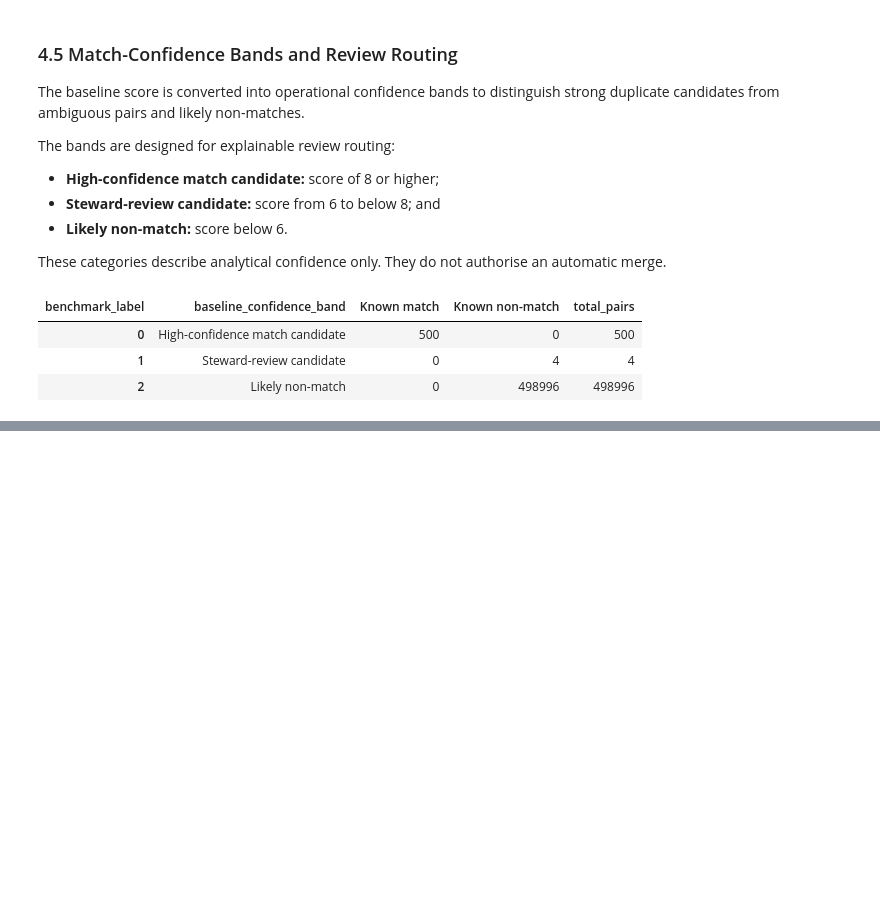
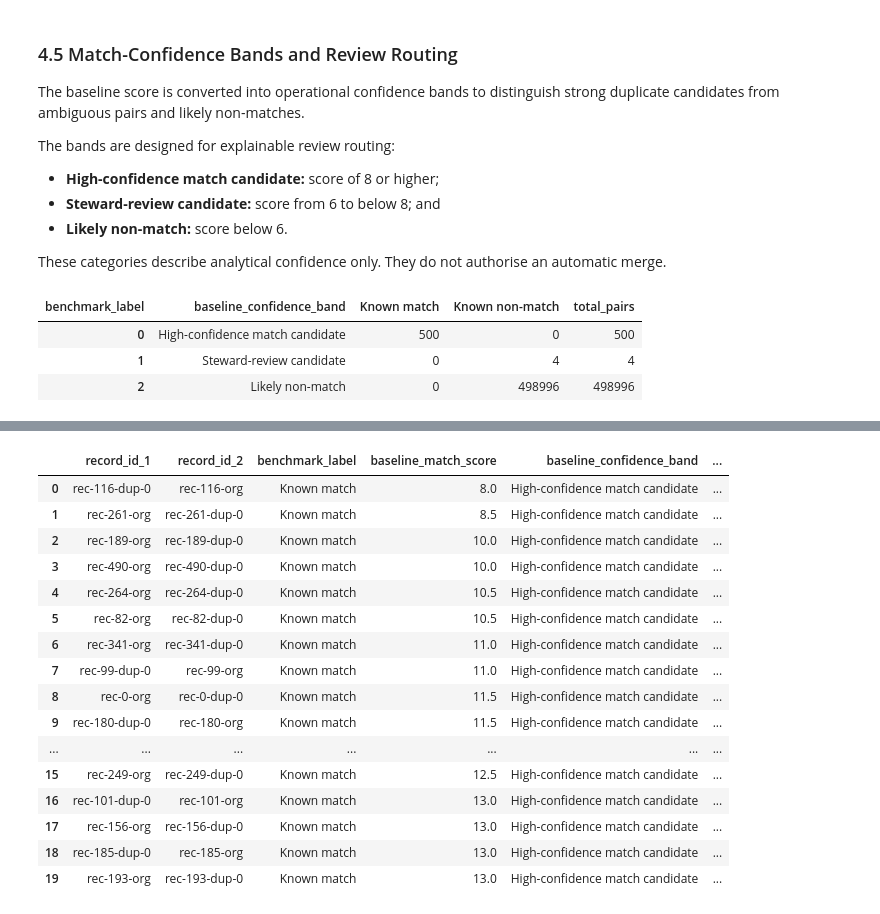
Before and after one commit to WaleBalogunK/Repository-name-entity-resolution-golden-record-lab, a Jupyter notebook: notebooks/01_data_acquisition_and_initial_audit.ipynb, the cells around one changed output, grey strips where cells are left out. Cells and saved outputs as stored; diff of their text form; code cells hidden in the pictures; blank space fills up the shorter version.

```diff
--- a/notebooks/01_data_acquisition_and_initial_audit.ipynb
+++ b/notebooks/01_data_acquisition_and_initial_audit.ipynb
@@ -4877,0 +5076,59 @@ baseline_band_summary
+# %%
+boundary_review_columns = [
+    "record_id_1",
+    "record_id_2",
+    "benchmark_label",
+    "baseline_match_score",
+    "baseline_confidence_band",
+    "identifier_exact",
+    "identifier_similarity",
+    "date_of_birth_exact",
+    "birth_year_exact",
+    "best_name_alignment_similarity",
+    "address_1_similarity",
+    "postcode_exact",
+    "street_number_exact",
+    "suburb_similarity",
+    "state_exact",
+    "swapped_full_name_exact"
+]
+# %%
+lowest_scoring_known_matches = (
+    baseline_features[
+        baseline_features["is_true_match"]
+    ][boundary_review_columns]
+    .sort_values(
+        by=[
+            "baseline_match_score",
+            "record_id_1",
+            "record_id_2"
+        ],
+        ascending=[
+            True,
+            True,
+            True
+        ]
+    )
+    .head(20)
+    .reset_index(drop=True)
+)
+
+lowest_scoring_known_matches
+# %% [output]
+|  | record_id_1 | record_id_2 | benchmark_label | baseline_match_score | baseline_confidence_band | ... |
+| 0 | rec-116-dup-0 | rec-116-org | Known match | 8.0 | High-confidence match candidate | ... |
+| 1 | rec-261-org | rec-261-dup-0 | Known match | 8.5 | High-confidence match candidate | ... |
+| 2 | rec-189-org | rec-189-dup-0 | Known match | 10.0 | High-confidence match candidate | ... |
+| 3 | rec-490-org | rec-490-dup-0 | Known match | 10.0 | High-confidence match candidate | ... |
+| 4 | rec-264-org | rec-264-dup-0 | Known match | 10.5 | High-confidence match candidate | ... |
+| 5 | rec-82-org | rec-82-dup-0 | Known match | 10.5 | High-confidence match candidate | ... |
+| 6 | rec-341-org | rec-341-dup-0 | Known match | 11.0 | High-confidence match candidate | ... |
+| 7 | rec-99-dup-0 | rec-99-org | Known match | 11.0 | High-confidence match candidate | ... |
+| 8 | rec-0-org | rec-0-dup-0 | Known match | 11.5 | High-confidence match candidate | ... |
+| 9 | rec-180-dup-0 | rec-180-org | Known match | 11.5 | High-confidence match candidate | ... |
+| ... | ... | ... | ... | ... | ... | ... |
+| 15 | rec-249-org | rec-249-dup-0 | Known match | 12.5 | High-confidence match candidate | ... |
+| 16 | rec-101-dup-0 | rec-101-org | Known match | 13.0 | High-confidence match candidate | ... |
+| 17 | rec-156-org | rec-156-dup-0 | Known match | 13.0 | High-confidence match candidate | ... |
+| 18 | rec-185-dup-0 | rec-185-org | Known match | 13.0 | High-confidence match candidate | ... |
+| 19 | rec-193-org | rec-193-dup-0 | Known match | 13.0 | High-confidence match candidate | ... |
```
Also changed, not shown: parts of 6 cells of this notebook.
